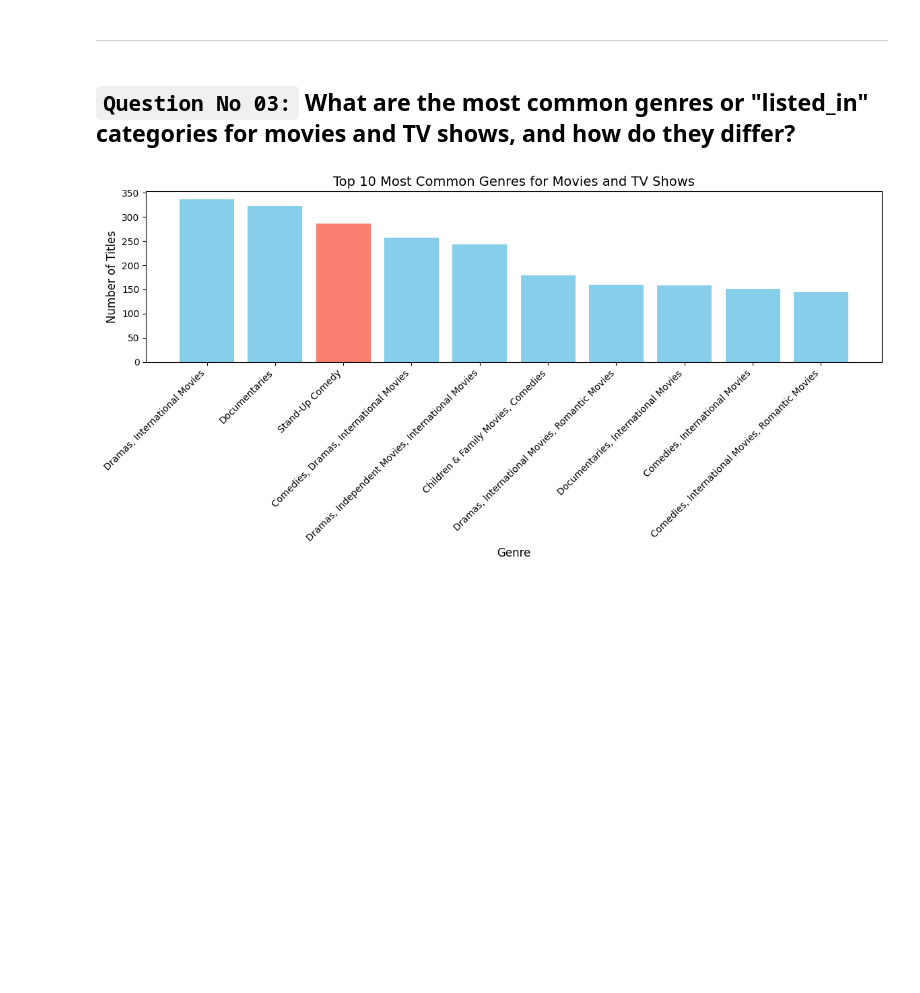
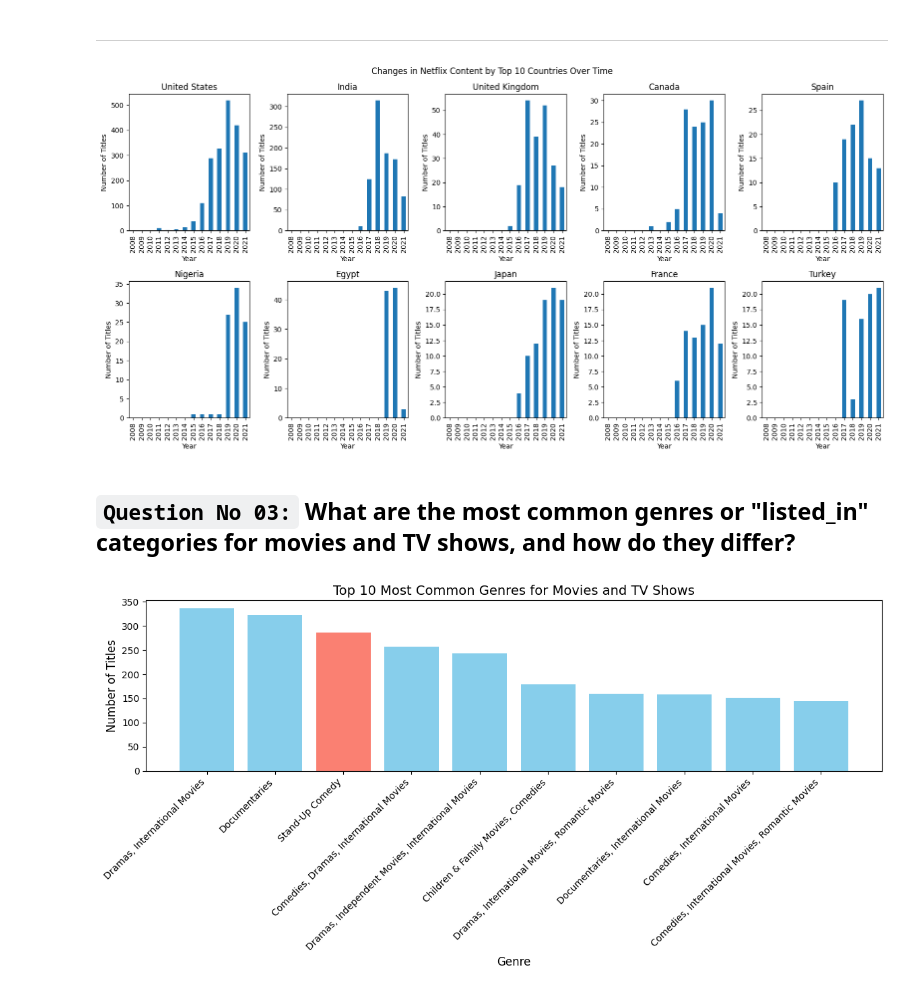
Before and after one commit to shaheeralics/Data-Science-Learning-With-Projects, a Jupyter notebook: Projects/EDA_Projects/02_Complete_EDA_on_Netflix_Data.ipynb, the cells around one changed output. Cells and saved outputs as stored; diff of their text form; code cells hidden in the pictures; blank space fills up the shorter version.

```diff
--- a/Projects/EDA_Projects/02_Complete_EDA_on_Netflix_Data.ipynb
+++ b/Projects/EDA_Projects/02_Complete_EDA_on_Netflix_Data.ipynb
@@ -147,7 +147,7 @@ import plotly.express as px
 ## **2.2 Loading Data**
 # %%
 # # Load DataFrames
-df = pd.read_csv('/content/netflix_titles.csv')
+df = pd.read_csv('../../datasets/netflix_titles.csv')
 # %% [markdown]
 ## **2.3 Basic Data Exploration**
 # %%
@@ -623,5 +645,33 @@ px.bar(df_grouped)
 # %% [markdown]
 ---
+# %%
+# Convert the 'date_added' column to datetime format
+df['date_added'] = pd.to_datetime(df['date_added'])
+
+# Group the data by country and count the number of titles added each year
+country_counts = df.groupby(['country', df['date_added'].dt.year])['show_id'].count().unstack(fill_value=0)
+
+# Find the top 10 countries by total content
+total_counts = country_counts.sum(axis=1).sort_values(ascending=False)
+top_countries = total_counts.head(10).index.tolist()
+
+# Create a figure with subplots to show the changes over time
+fig, axes = plt.subplots(2, 5, figsize=(16, 8))
+
+# Plot the changes for each of the top 10 countries
+for i, country in enumerate(top_countries):
+    row, col = i // 5, i % 5
+    country_data = country_counts.loc[country]
+    country_data.plot(kind='bar', ax=axes[row, col])
+    axes[row, col].set_title(country)
+    axes[row, col].set_xlabel('Year')
+    axes[row, col].set_ylabel('Number of Titles')
+
+plt.suptitle('Changes in Netflix Content by Top 10 Countries Over Time')
+plt.tight_layout()
+plt.show()
+# %% [output]
+[figure, added]
 # %% [markdown]
 ## **`Question No 03:`** What are the most common genres or "listed_in" categories for movies and TV shows, and how do they differ?
 # %%
```
Also changed, not shown: parts of 13 cells of this notebook.
